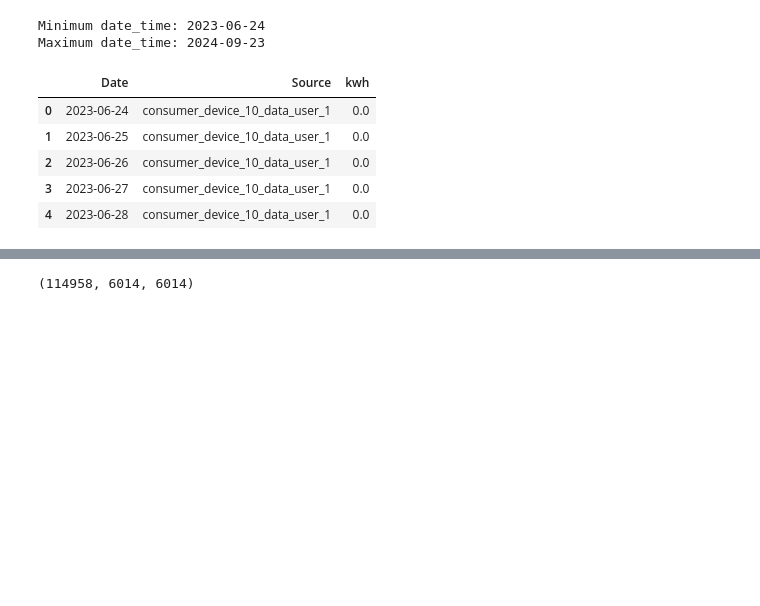
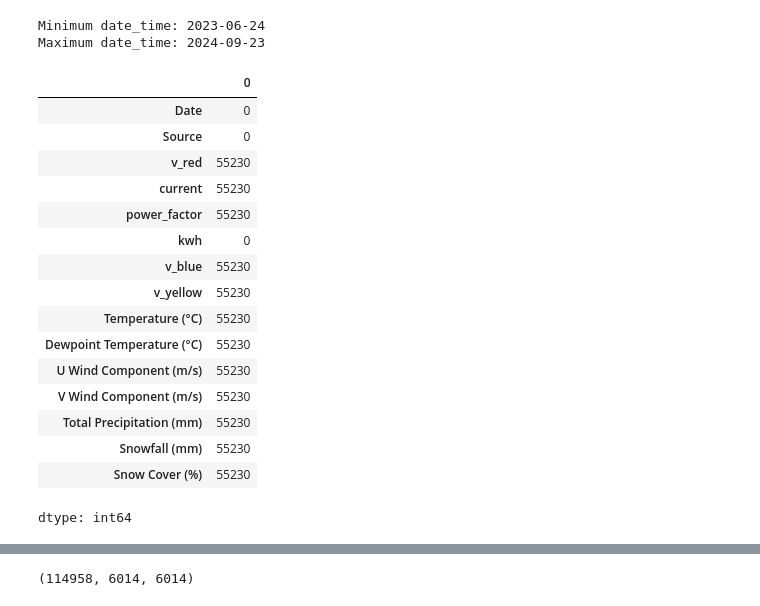
Before and after one commit to SIDIBEMoussa/Hydropower-Climate-Optimisation-Challenge, a Jupyter notebook: Notebook_version_1.ipynb, the cells around one changed output, grey strips where cells are left out. Drawn from its saved outputs; the diff is of its cells as text; code cells hidden in the pictures; blank space fills up the shorter version.

```diff
--- a/Notebook_version_1.ipynb
+++ b/Notebook_version_1.ipynb
@@ -287,12 +287,23 @@ for source in aggregated_data['Source'].unique():
 
     # Append to the complete data
     complete_data = pd.concat([complete_data, source_data], ignore_index=True)
-# %%
-complete_data.head()
-# %% [output]
-|  | Date | Source | kwh |
-| 0 | 2023-06-24 | consumer_device_10_data_user_1 | 0.0 |
-| 1 | 2023-06-25 | consumer_device_10_data_user_1 | 0.0 |
-| 2 | 2023-06-26 | consumer_device_10_data_user_1 | 0.0 |
-| 3 | 2023-06-27 | consumer_device_10_data_user_1 | 0.0 |
-| 4 | 2023-06-28 | consumer_device_10_data_user_1 | 0.0 |
+# %%
+complete_data.isna().sum()
+# %% [output]
+|  | 0 |
+| Date | 0 |
+| Source | 0 |
+| v_red | 55230 |
+| current | 55230 |
+| power_factor | 55230 |
+| kwh | 0 |
+| v_blue | 55230 |
+| v_yellow | 55230 |
+| Temperature (°C) | 55230 |
+| Dewpoint Temperature (°C) | 55230 |
+| U Wind Component (m/s) | 55230 |
+| V Wind Component (m/s) | 55230 |
+| Total Precipitation (mm) | 55230 |
+| Snowfall (mm) | 55230 |
+| Snow Cover (%) | 55230 |
+dtype: int64
```
Also changed, not shown: parts of 8 cells of this notebook.
